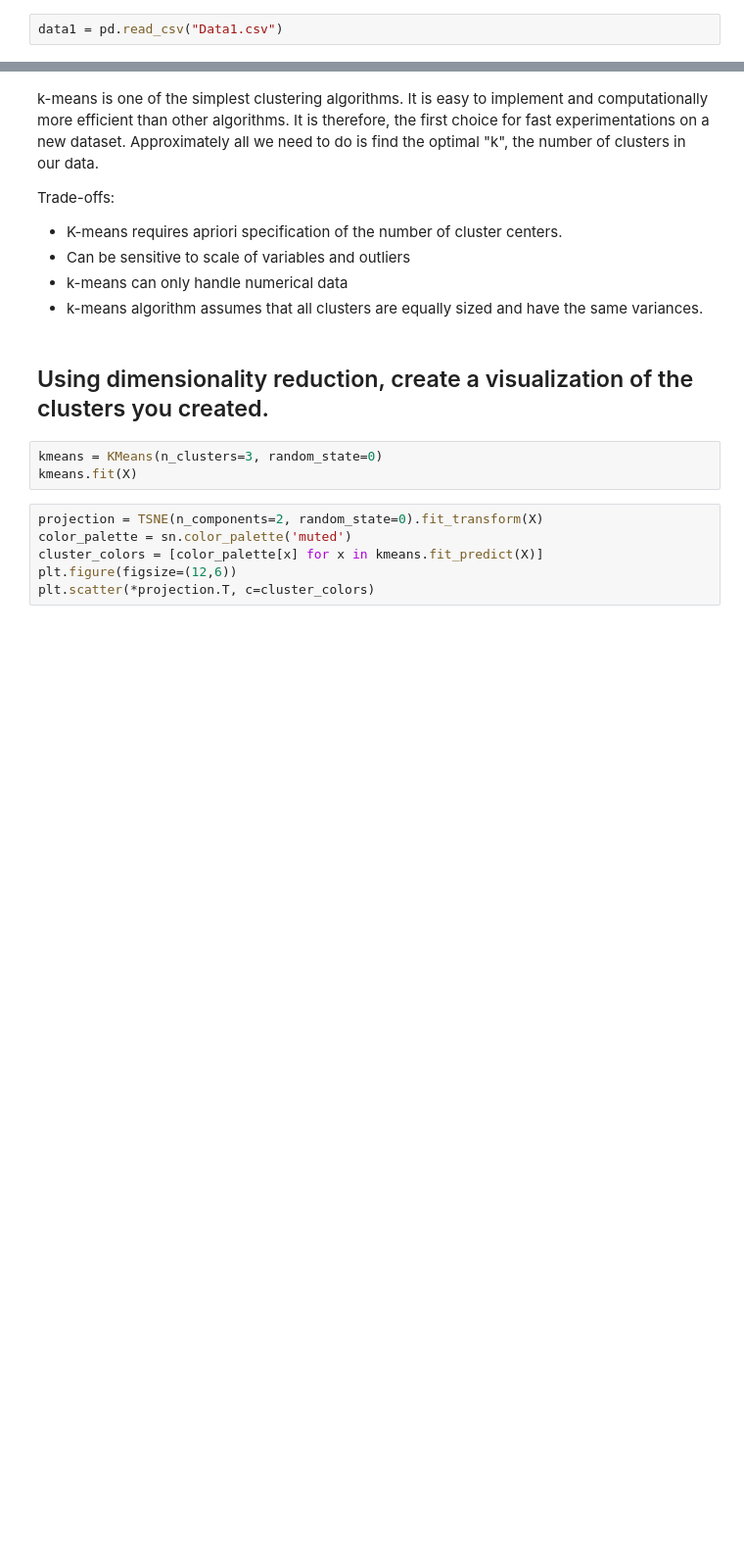
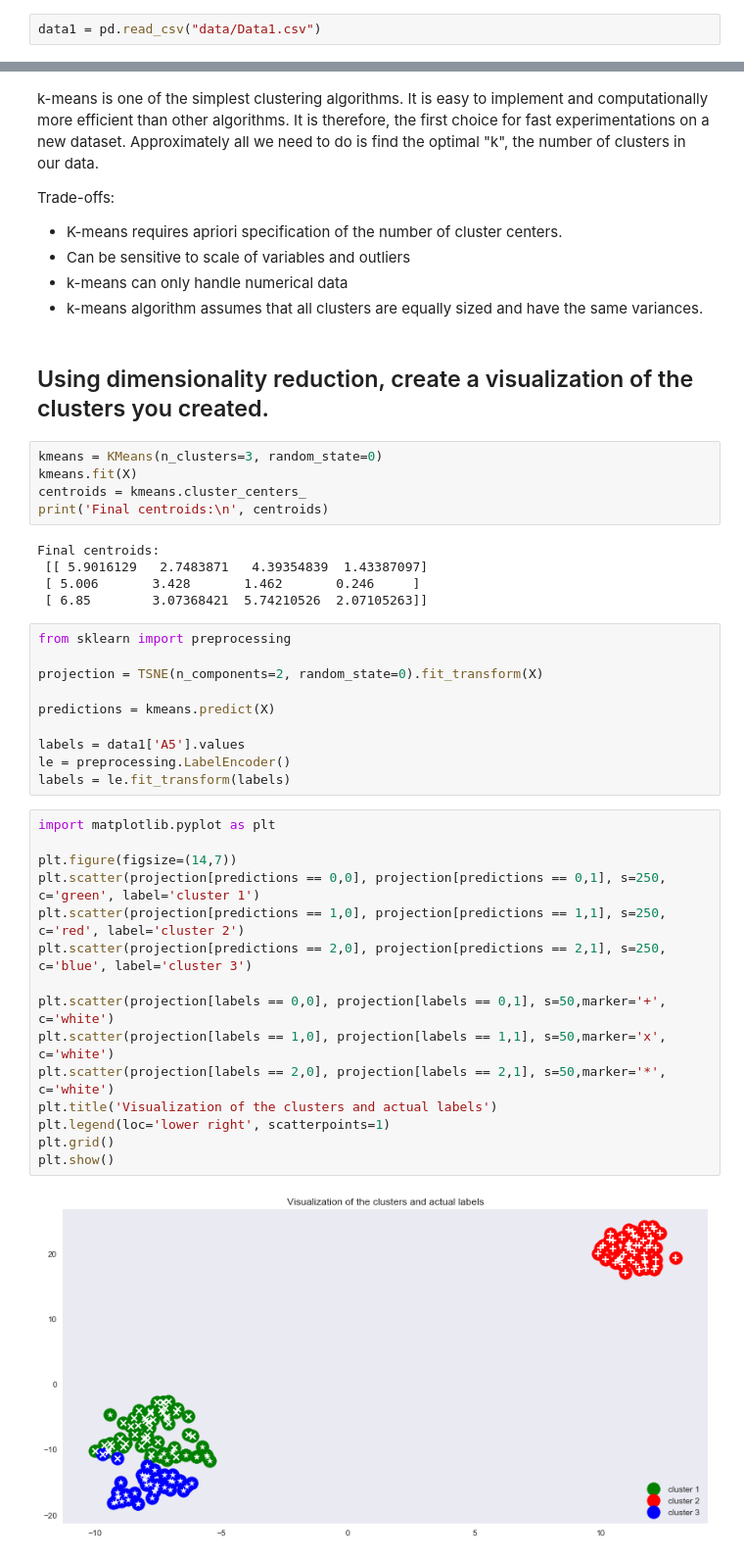
Before and after one commit to SofianHamiti/hw, a Jupyter notebook: test_section1.ipynb, the cells around one changed output, grey strips where cells are left out. Shown at 98% size. Cells and saved outputs as stored; diff of their text form; blank space fills up the shorter version.

```diff
--- a/test_section1.ipynb
+++ b/test_section1.ipynb
@@ -12,7 +12,7 @@ import seaborn as sn
 # %% [markdown]
 Load the dataset Data1.csv into a pandas dataframe
 # %%
-data1 = pd.read_csv("Data1.csv")
+data1 = pd.read_csv("data/Data1.csv")
 # %% [markdown]
 Split the labels (A5) from the rest of the data.
 # %%
@@ -232,9 +241,37 @@ Trade-offs:
 # %%
 kmeans = KMeans(n_clusters=3, random_state=0)
 kmeans.fit(X)
+centroids = kmeans.cluster_centers_
+print('Final centroids:\n', centroids)
+# %% [output]
+Final centroids:
+ [[ 5.9016129   2.7483871   4.39354839  1.43387097]
+ [ 5.006       3.428       1.462       0.246     ]
+ [ 6.85        3.07368421  5.74210526  2.07105263]]
-# %%
-projection = TSNE(n_components=2, random_state=0).fit_transform(X)
-color_palette = sn.color_palette('muted')
-cluster_colors = [color_palette[x] for x in kmeans.fit_predict(X)]
-plt.figure(figsize=(12,6))
-plt.scatter(*projection.T, c=cluster_colors)
+# %%
+from sklearn import preprocessing
+
+projection = TSNE(n_components=2, random_state=0).fit_transform(X)
+
+predictions = kmeans.predict(X)
+
+labels = data1['A5'].values
+le = preprocessing.LabelEncoder()
+labels = le.fit_transform(labels)
+# %%
+import matplotlib.pyplot as plt
+
+plt.figure(figsize=(14,7))
+plt.scatter(projection[predictions == 0,0], projection[predictions == 0,1], s=250, c='green', label='cluster 1')
+plt.scatter(projection[predictions == 1,0], projection[predictions == 1,1], s=250, c='red', label='cluster 2')
+plt.scatter(projection[predictions == 2,0], projection[predictions == 2,1], s=250, c='blue', label='cluster 3')
+
+plt.scatter(projection[labels == 0,0], projection[labels == 0,1], s=50,marker='+', c='white')
+plt.scatter(projection[labels == 1,0], projection[labels == 1,1], s=50,marker='x', c='white')
+plt.scatter(projection[labels == 2,0], projection[labels == 2,1], s=50,marker='*', c='white')
+plt.title('Visualization of the clusters and actual labels')
+plt.legend(loc='lower right', scatterpoints=1)
+plt.grid()
+plt.show()
+# %% [output]
+[figure, added]
```
Also changed, not shown: parts of 2 cells of this notebook, 3 other files.
